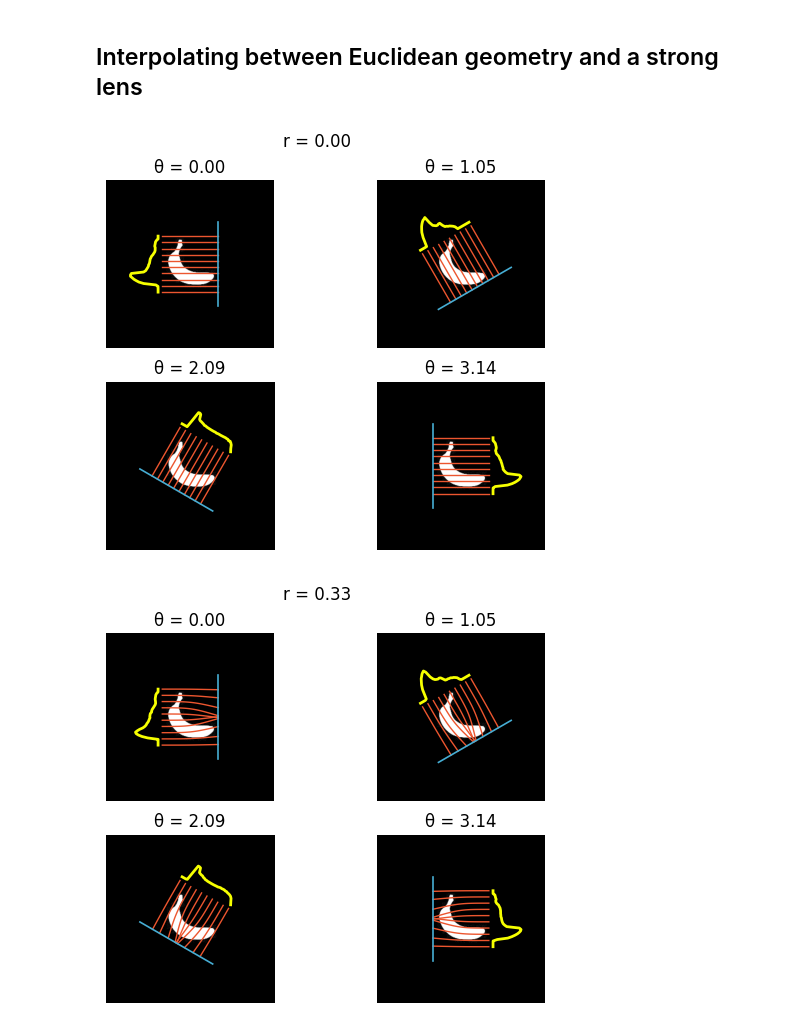
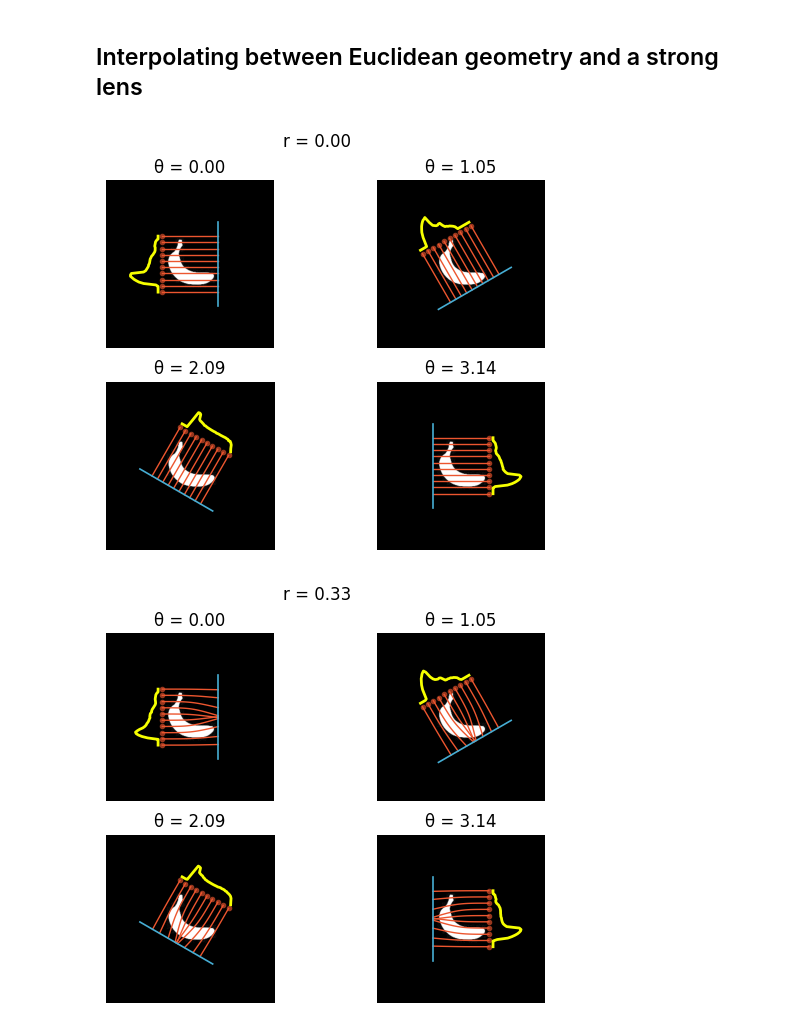
Before and after one commit to l-oksanen/geod-ray-trans, a Jupyter notebook: geod_ray.ipynb, the cells around one changed output. Saved outputs shown, nothing was run; the diff lists cells and outputs as text; code cells hidden in the pictures.

```diff
--- a/geod_ray.ipynb
+++ b/geod_ray.ipynb
@@ -281,34 +306,13 @@ Compute the Christoffel symbols and define the geodesic vector field G.
 # %%
-def Gamma(i, k, l, c):
-    g = c ** (-2) * sp.eye(2)
-    g_inv = g.inv()
-    p = [x, y]
-    ix = [0, 1]
-    out = 0
-    for m in ix:
-        term = (
-            sp.diff(g[m, k], p[l])
-            + sp.diff(g[m, l], p[k])
-            - sp.diff(g[k, l], p[m])
-        )
-        out += 1 / 2 * g_inv[i, m] * term
-    return sp.lambdify(p, sp.simplify(out))
-
-
-def Gammas(c):
-    ix = [0, 1]
-    return [[[Gamma(i, k, l, c) for l in ix] for k in ix] for i in ix]
-
-
 def G(t, u, Gammas):
     out = np.array([u[2], u[3], 0, 0])
     for k in [0, 1]:
         for l in [0, 1]:
             out[2] -= (
-                Gammas[0][k][l](u[0], u[1]) * u[k + 2] * u[l + 2]
+                Gammas(u[0], u[1])[0, k, l] * u[k + 2] * u[l + 2]
             )
             out[3] -= (
-                Gammas[1][k][l](u[0], u[1]) * u[k + 2] * u[l + 2]
+                Gammas(u[0], u[1])[1, k, l] * u[k + 2] * u[l + 2]
             )
     return out
 # %% [markdown]
@@ -370,7 +374,7 @@ def exit_time(sol, th=0):
 # %% [markdown]
 Visualization of the geodesics and detector.
 # %%
-def plot_detector(th=0):
+def plot_detector(th=0, pp=pp):
     src_pts, src_dir = sources(th=th, Nrays=2)
     p0 = src_pts[:, 0] + 2 * src_dir
     p1 = src_pts[:, 1] + 2 * src_dir
@@ -388,7 +392,7 @@ def plot_detector(th=0):
     )
 
 
-def plot_geod(sol, th=0):
+def plot_geod(sol, th=0, pp=pp):
     t = exit_time(sol, th=th)
     ts = np.linspace(0, t)
     gamma = sol.sol(ts)[0:2, :]
@@ -410,9 +414,9 @@ for c_sym, title in zip(c_syms, titles):
     fig.suptitle(title)
     ths = np.linspace(0, np.pi, 4)
 
-    content = c_for_canvas(c_sym=c_sym)
+    content = c_for_canvas(c_sym)
     norm = berlin_norm(content)
-    Gammas_c = Gammas(c_sym)
+    Gammas_c = Gammas(c_sym, [x, y])
 
     for ax, th in zip(axes.flat, ths):
         plt.sca(ax)
@@ -452,7 +456,7 @@ def project(Gammas, Nrays=20, th=0):
 # %% [markdown]
 Compare with `radon` (after normalization) in the case of Euclidean geometry.
 # %%
-Gammas_c = Gammas(1)
+Gammas_c = Gammas(1, [x, y])
 Nrays = 40
 
 fig, axes = plt.subplots(2, 2)
@@ -484,33 +488,35 @@ Nrays = 40
 
 for r in rs:
     c = r * c_sym + (1 - r)
-    Gammas_c = Gammas(c)
+    Gammas_c = Gammas(c, [x, y])
 
     fig, axes = plt.subplots(2, 2)
     fig.suptitle(f"r = {r:.2f}")
     ths = np.linspace(0, np.pi, 4)
 
     prs = np.zeros((len(rs), Nrays))
     for i in range(len(ths)):
         prs[i, :] = project(Gammas_c, Nrays=Nrays, th=ths[i])
     prs_max = np.max(prs)
 
     for i in range(len(ths)):
         plt.sca(axes.flat[i])
         th = ths[i]
         pr = prs[i, :]
 
         plot_phantom()
 
         src_pts, src_dir = sources(th=th)
+        plot_sources(src_pts)
+
         for src_pt in src_pts.T:
             plot_geod(solve_geod(src_pt, src_dir, Gammas_c), th=th)
 
         plot_pr(pr, prs_max, th=th)
+        plot_detector(th=th)
 
-        plot_detector(th=th)
         plt.gca().set_title(f"θ = {th:.2f}")
         plt.gca().axis("off")
 # %% [output]
 [figure]
-[figure, old version]
+[figure, new version]
```
Also changed, not shown: parts of 9 cells of this notebook.
